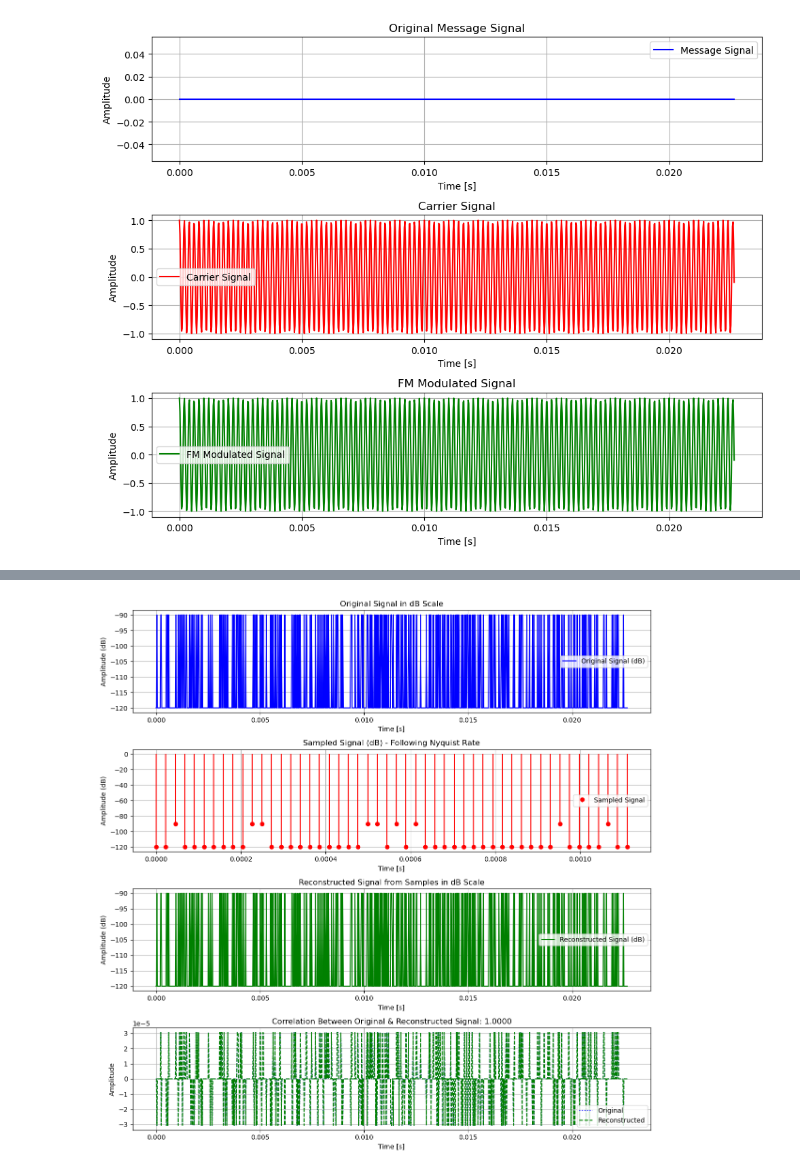
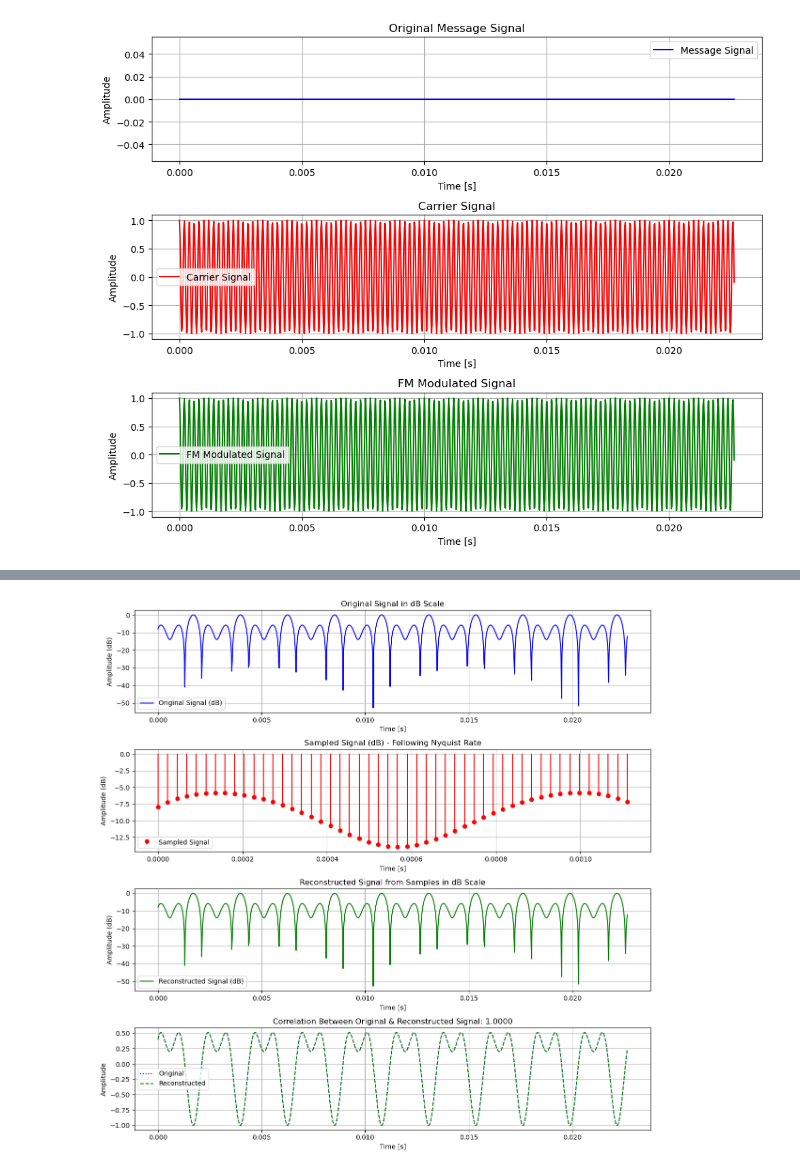
Before and after one commit to Sansub471/DataVisualization, a Jupyter notebook: pandas_classes/leetcode/leet_problems_1.ipynb, the cells around one changed output, grey strips where cells are left out. Drawn from its saved outputs; the diff is of its cells as text; code cells hidden in the pictures.

Commit message:
the code for signal reconstruction is so much fun.

```diff
--- a/pandas_classes/leetcode/leet_problems_1.ipynb
+++ b/pandas_classes/leetcode/leet_problems_1.ipynb
@@ -331,7 +370,7 @@ import scipy.io.wavfile as wav
 from scipy.signal import resample
 
 # Load the audio file
-sampling_rate, audio_signal = wav.read("harvard.wav")
+sampling_rate, audio_signal = wav.read("short_audio.wav")
 
 # Convert stereo to mono if necessary
 if len(audio_signal.shape) > 1:
@@ -379,31 +418,31 @@ axs[0].legend()
 axs[0].grid()
 
 # Sampled signal
 axs[1].stem(sampled_time[:50], sampled_signal_dB[:50], linefmt='r-', markerfmt='ro', basefmt=" ")
 axs[1].set_title("Sampled Signal (dB) - Following Nyquist Rate")
 axs[1].set_xlabel("Time [s]")
 axs[1].set_ylabel("Amplitude (dB)")
 axs[1].legend(["Sampled Signal"])
 axs[1].grid()
 
 # Reconstructed signal
 axs[2].plot(t[:1000], reconstructed_signal_dB[:1000], label="Reconstructed Signal (dB)", color='g')
 axs[2].set_title("Reconstructed Signal from Samples in dB Scale")
 axs[2].set_xlabel("Time [s]")
 axs[2].set_ylabel("Amplitude (dB)")
 axs[2].legend()
 axs[2].grid()
 
 # Correlation Visualization
 axs[3].plot(t[:1000], audio_signal[:1000], label="Original", color='b', linestyle='dotted')
 axs[3].plot(t[:1000], reconstructed_signal[:1000], label="Reconstructed", color='g', linestyle='dashed')
 axs[3].set_title(f"Correlation Between Original & Reconstructed Signal: {correlation:.4f}")
 axs[3].set_xlabel("Time [s]")
 axs[3].set_ylabel("Amplitude")
 axs[3].legend()
 axs[3].grid()
 
 plt.tight_layout()
 plt.show()
 # %% [output]
-[figure, old version]
+[figure, new version]
```
Also changed, not shown: parts of 2 cells of this notebook, 1 other file.
